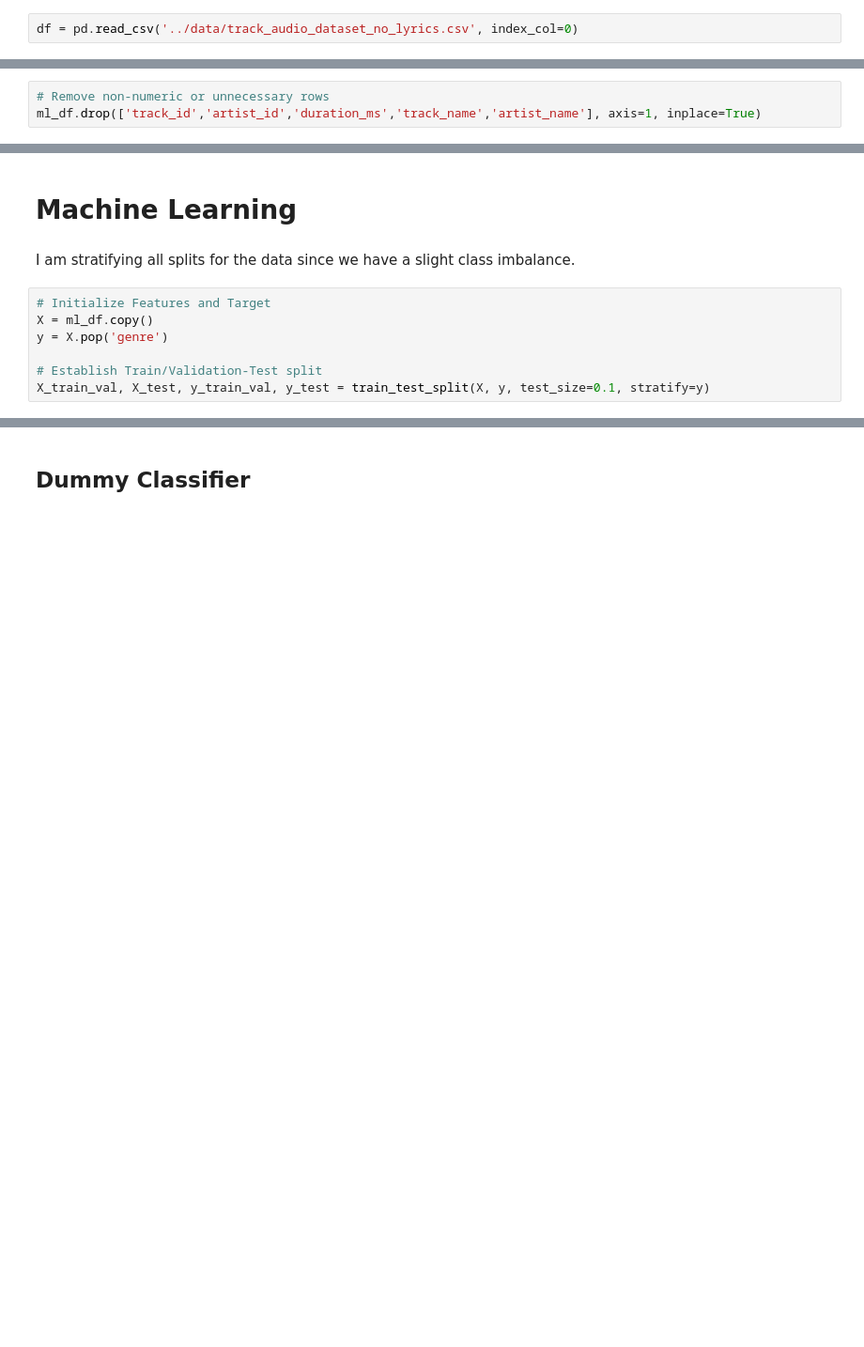
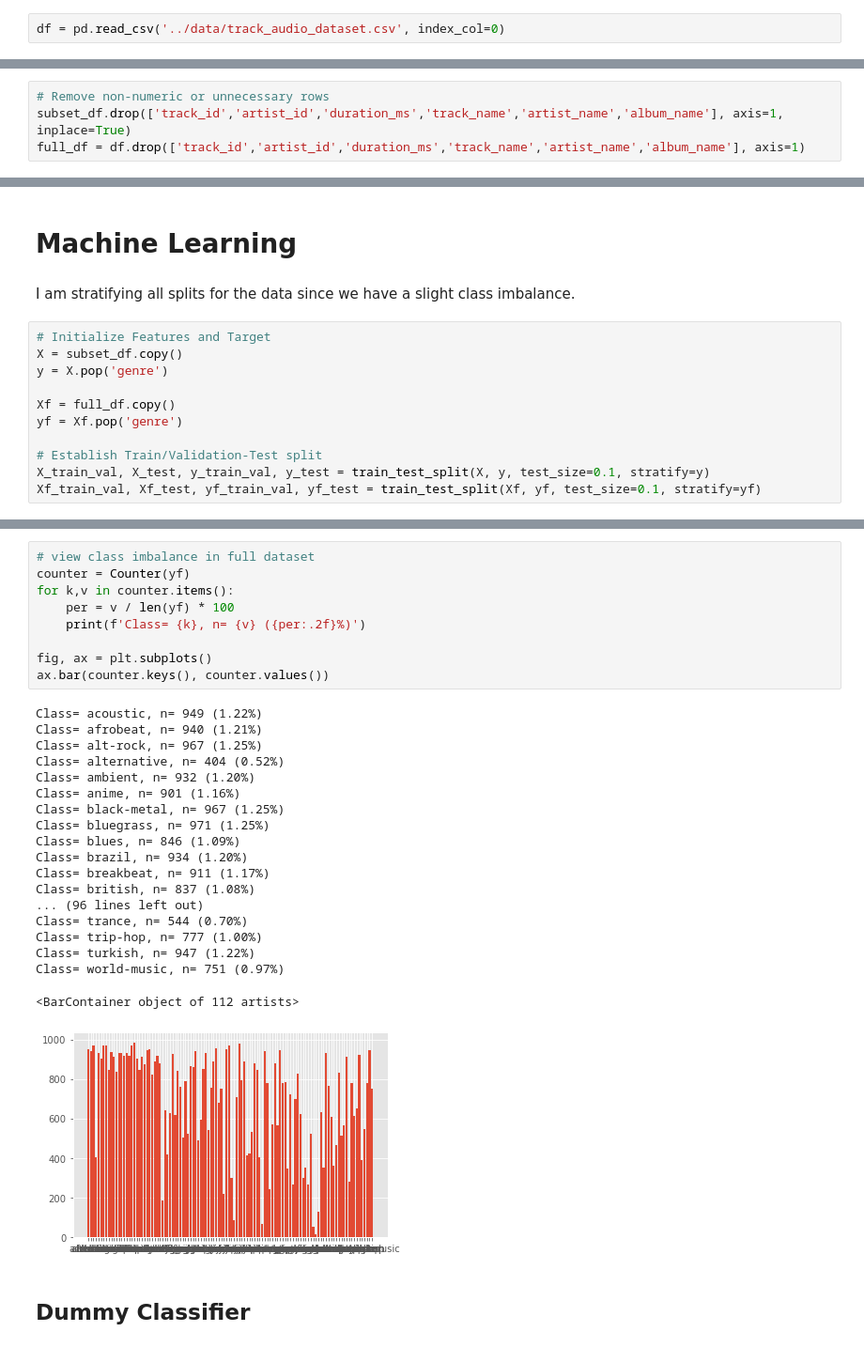
Before and after one commit to kenshr/Music-Genre-Classification-with-Audio-Features, a Jupyter notebook: src/EDA - Machine Learning.ipynb, the cells around one changed output, grey strips where cells are left out. Shown at 94% size. Saved outputs shown, nothing was run; the diff lists cells and outputs as text; blank space fills up the shorter version.

```diff
--- a/src/EDA - Machine Learning.ipynb
+++ b/src/EDA - Machine Learning.ipynb
@@ -16,7 +18,7 @@ from sklearn.linear_model import LogisticRegression, LinearRegression
 %matplotlib inline
 plt.style.use('ggplot')
 # %%
-df = pd.read_csv('../data/track_audio_dataset_no_lyrics.csv', index_col=0)
+df = pd.read_csv('../data/track_audio_dataset.csv', index_col=0)
 # %%
 df.info()
 # %% [output]
@@ -147,4 +150,5 @@ Index(['track_name', 'artist_name', 'album_name', 'genre', 'duration_ms',
       dtype='object')
 # %%
 # Remove non-numeric or unnecessary rows
-ml_df.drop(['track_id','artist_id','duration_ms','track_name','artist_name'], axis=1, inplace=True)
+subset_df.drop(['track_id','artist_id','duration_ms','track_name','artist_name','album_name'], axis=1, inplace=True)
+full_df = df.drop(['track_id','artist_id','duration_ms','track_name','artist_name','album_name'], axis=1)
@@ -172,11 +174,15 @@ ml_df
 I am stratifying all splits for the data since we have a slight class imbalance.
 # %%
 # Initialize Features and Target
-X = ml_df.copy()
+X = subset_df.copy()
 y = X.pop('genre')
+
+Xf = full_df.copy()
+yf = Xf.pop('genre')
 
 # Establish Train/Validation-Test split
 X_train_val, X_test, y_train_val, y_test = train_test_split(X, y, test_size=0.1, stratify=y)
+Xf_train_val, Xf_test, yf_train_val, yf_test = train_test_split(Xf, yf, test_size=0.1, stratify=yf)
 # %%
 # Traditional train-test split
 X_train, X_val, y_train, y_val = train_test_split(X_train_val, y_train_val, test_size=0.2, stratify=y_train_val)
@@ -183,3 +190,32 @@ X_train, X_val, y_train, y_val = train_test_split(X_train_val, y_train_val, test
+# %%
+# view class imbalance in full dataset
+counter = Counter(yf)
+for k,v in counter.items():
+    per = v / len(yf) * 100
+    print(f'Class= {k}, n= {v} ({per:.2f}%)')
+
+fig, ax = plt.subplots()
+ax.bar(counter.keys(), counter.values())
+# %% [output]
+Class= acoustic, n= 949 (1.22%)
+Class= afrobeat, n= 940 (1.21%)
+Class= alt-rock, n= 967 (1.25%)
+Class= alternative, n= 404 (0.52%)
+Class= ambient, n= 932 (1.20%)
+Class= anime, n= 901 (1.16%)
+Class= black-metal, n= 967 (1.25%)
+Class= bluegrass, n= 971 (1.25%)
+Class= blues, n= 846 (1.09%)
+Class= brazil, n= 934 (1.20%)
+Class= breakbeat, n= 911 (1.17%)
+Class= british, n= 837 (1.08%)
+... (96 lines left out)
+Class= trance, n= 544 (0.70%)
+Class= trip-hop, n= 777 (1.00%)
+Class= turkish, n= 947 (1.22%)
+Class= world-music, n= 751 (0.97%)
+<BarContainer object of 112 artists>
+[figure, added]
 # %% [markdown]
 ## Dummy Classifier
 # %%
```
Also changed, not shown: parts of 26 cells of this notebook.
